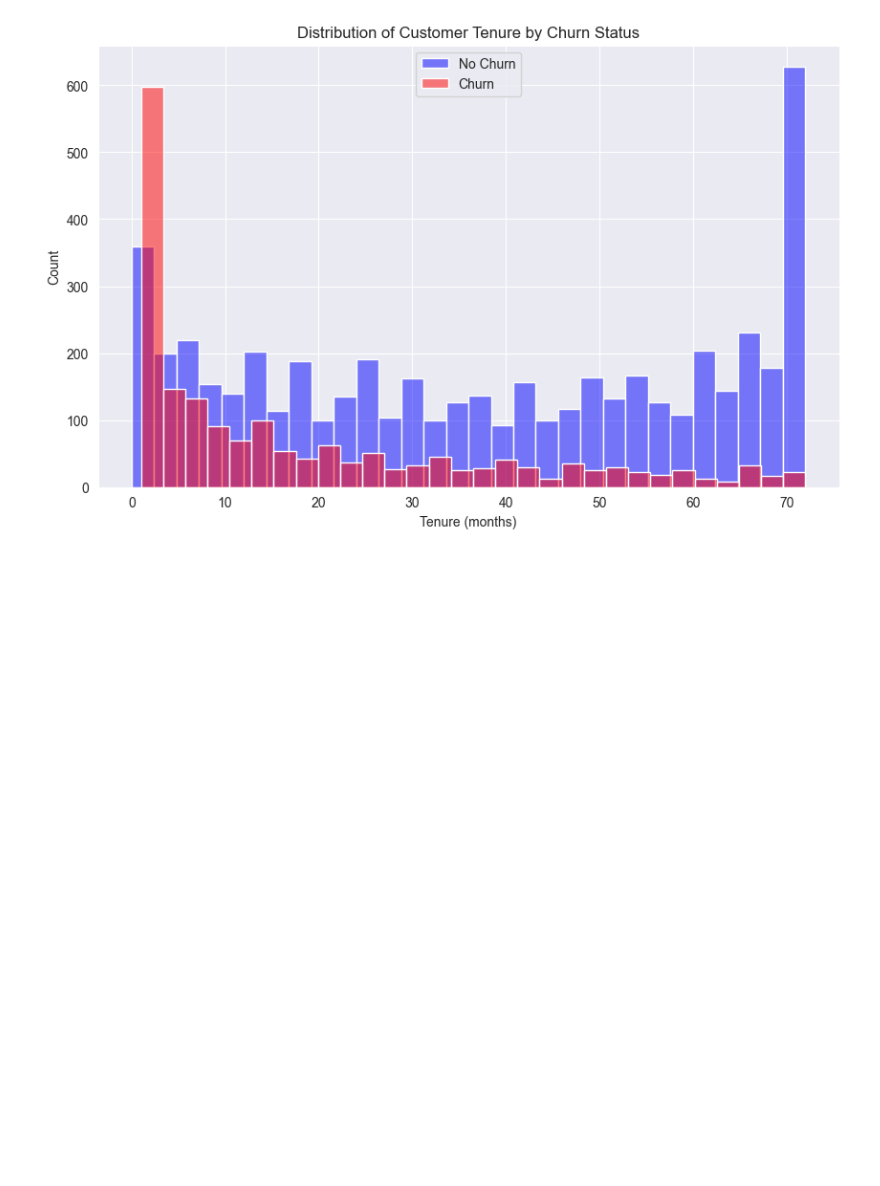
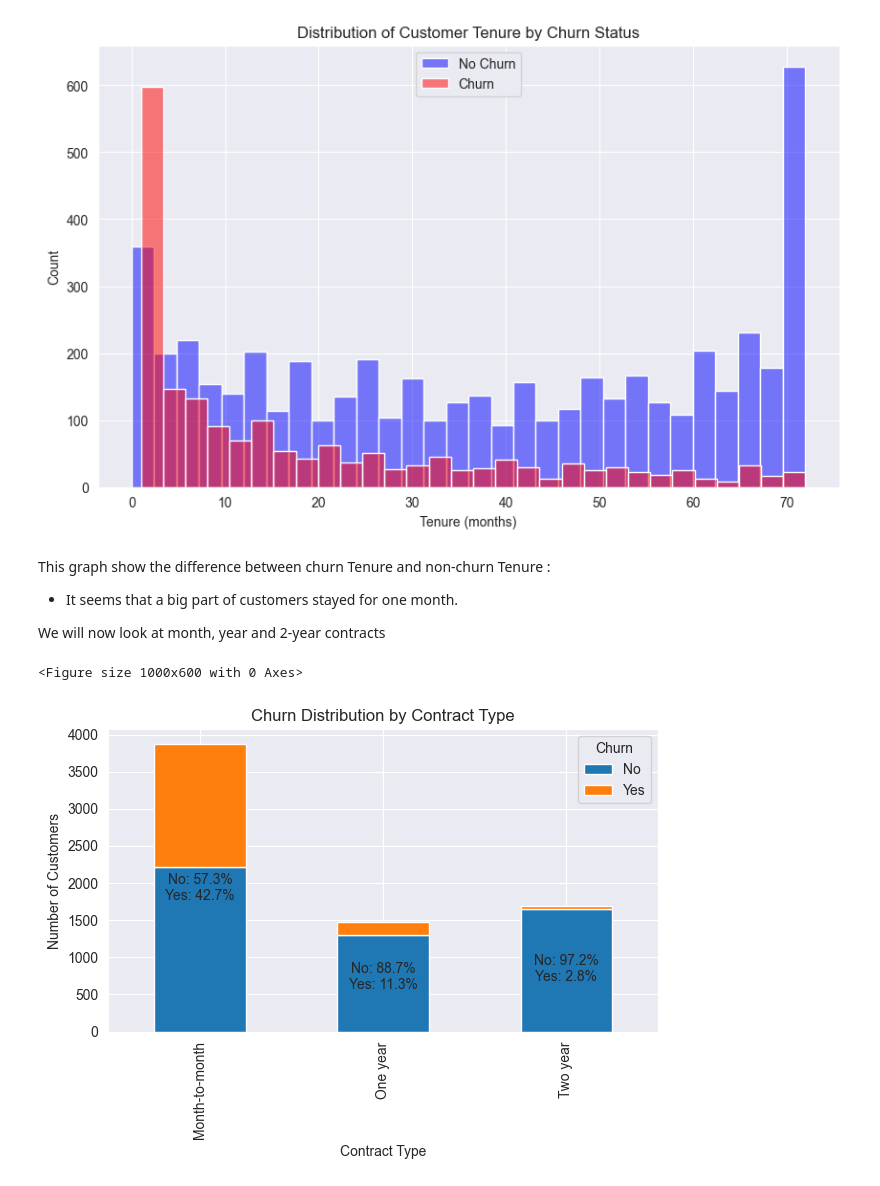
Before and after one commit to TouKhen/bloc-3, a Jupyter notebook: notebook/data-explo.ipynb, the cells around one changed output. Saved outputs shown, nothing was run; the diff lists cells and outputs as text; code cells hidden in the pictures; blank space fills up the shorter version.

Commit message:
Deleted an old logistic regression file. Added other observations about contracts and tenures. Added logistic regression to data-explo.ipynb

```diff
--- a/notebook/data-explo.ipynb
+++ b/notebook/data-explo.ipynb
@@ -264,3 +266,32 @@ plt.legend()
 plt.show()
 # %% [output]
 [figure]
+# %% [markdown]
+This graph show the difference between churn Tenure and non-churn Tenure :
+- It seems that a big part of customers stayed for one month.
+
+We will now look at month, year and 2-year contracts
+# %%
+plt.figure(figsize=(10, 6))
+churn_by_contract = df.groupby(['Contract', 'Churn']).size().unstack()
+total = churn_by_contract.sum(axis=1)
+percentages = (churn_by_contract.div(total, axis=0) * 100).round(1)
+
+churn_by_contract.plot(kind='bar', stacked=True)
+plt.title('Churn Distribution by Contract Type')
+plt.xlabel('Contract Type')
+plt.ylabel('Number of Customers')
+plt.legend(title='Churn', labels=['No', 'Yes'])
+
+for i in range(len(churn_by_contract.index)):
+    no_churn = percentages.iloc[i, 0]
+    churn = percentages.iloc[i, 1]
+    plt.text(i, churn_by_contract.iloc[i].sum() / 2,
+             f'No: {no_churn}%\nYes: {churn}%',
+             ha='center', va='center')
+
+plt.tight_layout()
+plt.show()
+# %% [output]
+<Figure size 1000x600 with 0 Axes>
+[figure, added]
```
Also changed, not shown: parts of 10 cells of this notebook, 1 other file.
